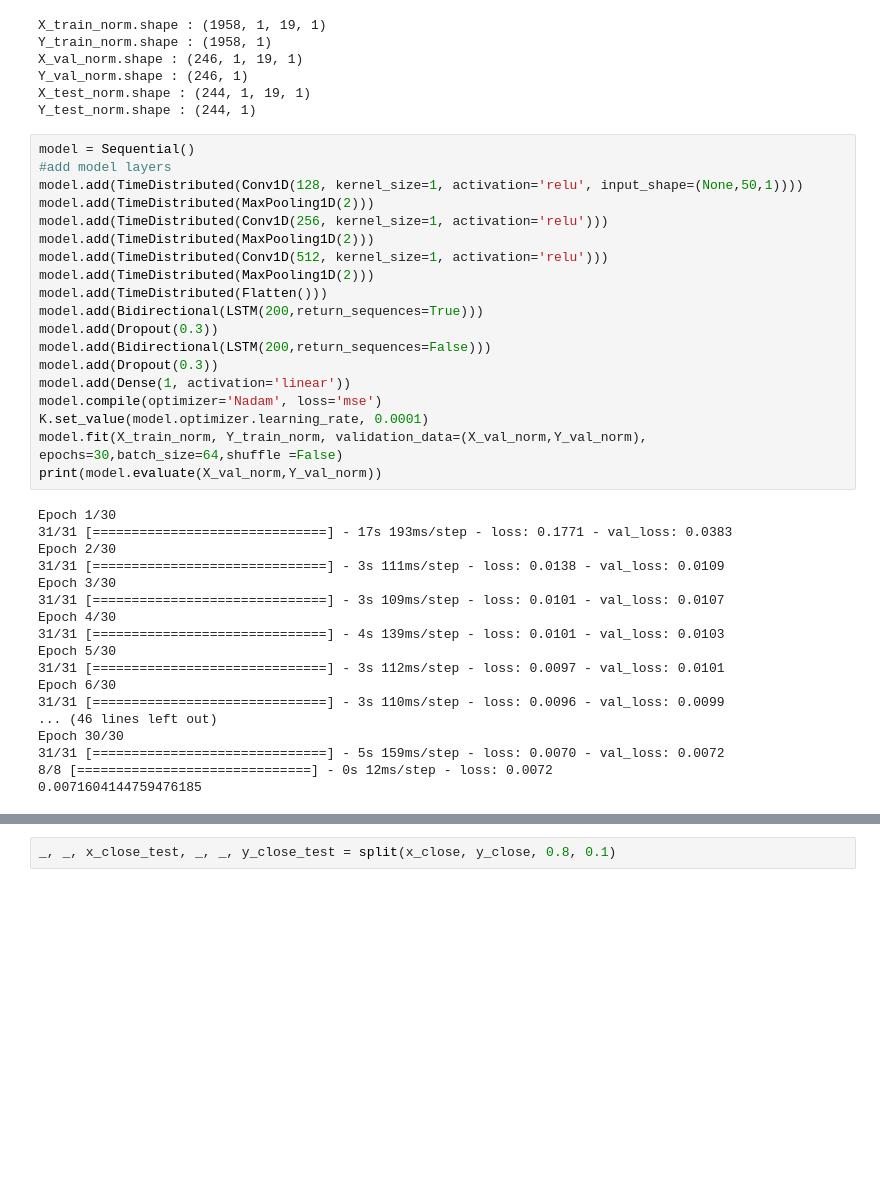
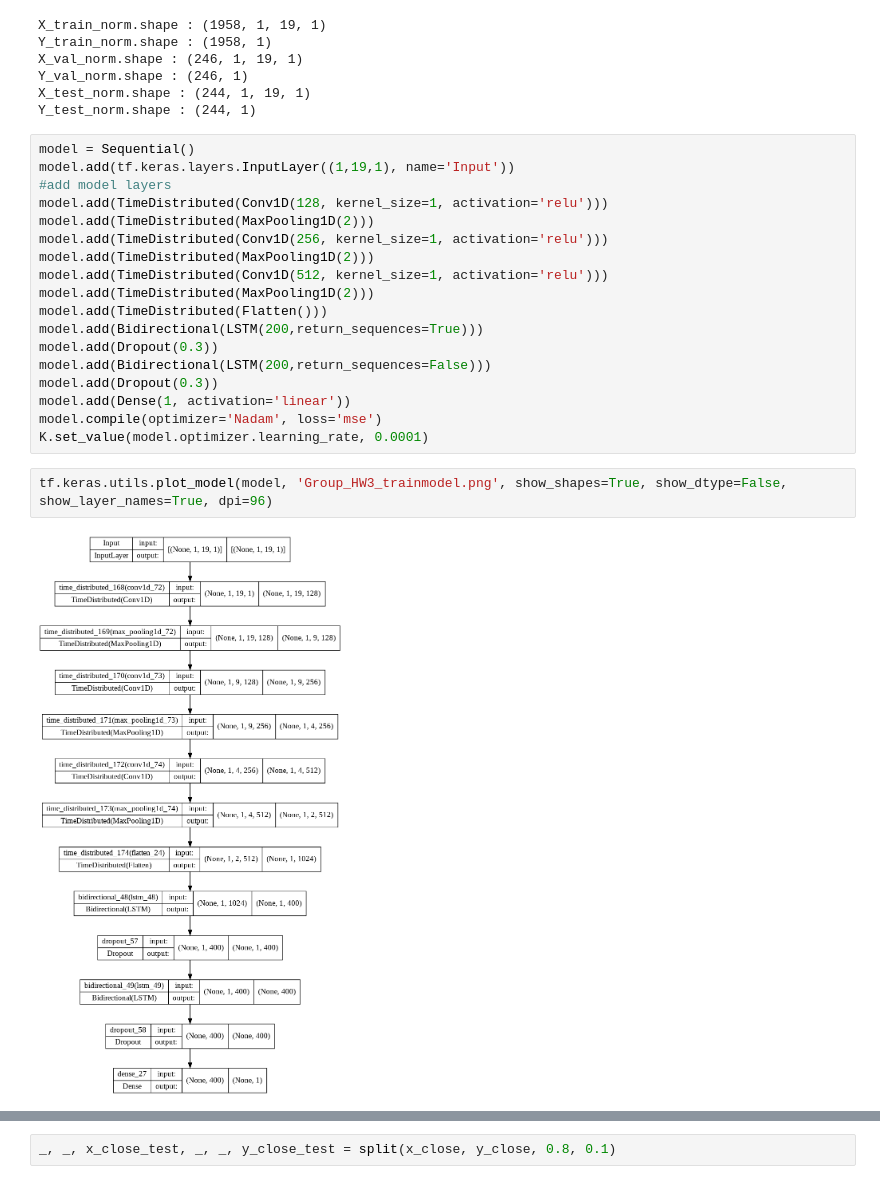
Before and after one commit to BADS7604Group03/assignment3, a Jupyter notebook: code/Project3_SequencialData_CNN_LSTM.ipynb, the cells around one changed output, grey strips where cells are left out. Saved outputs shown, nothing was run; the diff lists cells and outputs as text; blank space fills up the shorter version.

```diff
--- a/code/Project3_SequencialData_CNN_LSTM.ipynb
+++ b/code/Project3_SequencialData_CNN_LSTM.ipynb
@@ -227,8 +207,9 @@ X_test_norm.shape : (244, 1, 19, 1)
 Y_test_norm.shape : (244, 1)
 # %%
 model = Sequential()
+model.add(tf.keras.layers.InputLayer((1,19,1), name='Input'))
 #add model layers
-model.add(TimeDistributed(Conv1D(128, kernel_size=1, activation='relu', input_shape=(None,50,1))))
+model.add(TimeDistributed(Conv1D(128, kernel_size=1, activation='relu')))
 model.add(TimeDistributed(MaxPooling1D(2)))
 model.add(TimeDistributed(Conv1D(256, kernel_size=1, activation='relu')))
 model.add(TimeDistributed(MaxPooling1D(2)))
@@ -242,23 +223,7 @@ model.add(Dropout(0.3))
 model.add(Dense(1, activation='linear'))
 model.compile(optimizer='Nadam', loss='mse')
 K.set_value(model.optimizer.learning_rate, 0.0001)
-model.fit(X_train_norm, Y_train_norm, validation_data=(X_val_norm,Y_val_norm), epochs=30,batch_size=64,shuffle =False)
-print(model.evaluate(X_val_norm,Y_val_norm))
-# %% [output]
-Epoch 1/30
-31/31 [==============================] - 17s 193ms/step - loss: 0.1771 - val_loss: 0.0383
-Epoch 2/30
-31/31 [==============================] - 3s 111ms/step - loss: 0.0138 - val_loss: 0.0109
-Epoch 3/30
-31/31 [==============================] - 3s 109ms/step - loss: 0.0101 - val_loss: 0.0107
-Epoch 4/30
-31/31 [==============================] - 4s 139ms/step - loss: 0.0101 - val_loss: 0.0103
-Epoch 5/30
-31/31 [==============================] - 3s 112ms/step - loss: 0.0097 - val_loss: 0.0101
-Epoch 6/30
-31/31 [==============================] - 3s 110ms/step - loss: 0.0096 - val_loss: 0.0099
-... (46 lines left out)
-Epoch 30/30
-31/31 [==============================] - 5s 159ms/step - loss: 0.0070 - val_loss: 0.0072
-8/8 [==============================] - 0s 12ms/step - loss: 0.0072
-0.0071604144759476185
+# %%
+tf.keras.utils.plot_model(model, 'Group_HW3_trainmodel.png', show_shapes=True, show_dtype=False, show_layer_names=True, dpi=96)
+# %% [output]
+[figure, added]
```
Also changed, not shown: parts of 8 cells of this notebook.
